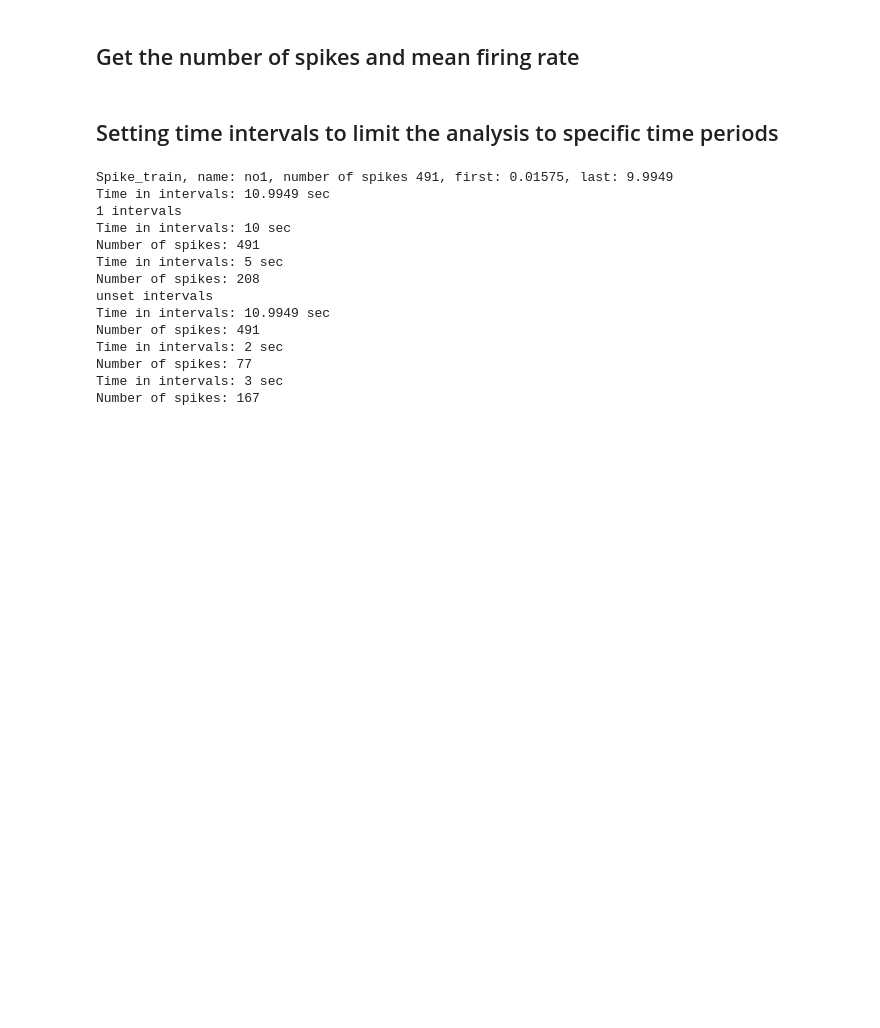
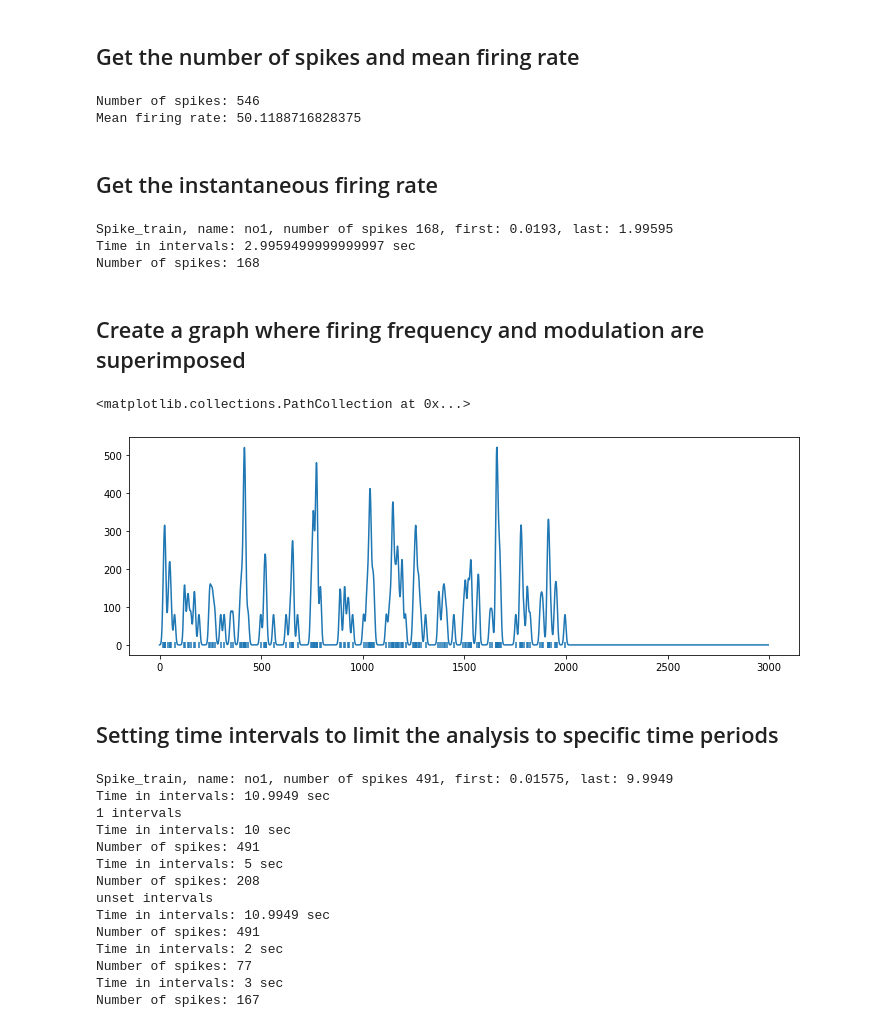
Before and after one commit to kevin-allen/spikeA, a Jupyter notebook: docs_notebooks/Spike_train_class.ipynb, the cells around one changed output. Cells and saved outputs as stored; diff of their text form; code cells hidden in the pictures; blank space fills up the shorter version.

Commit message:
add the spike_train class document

```diff
--- a/docs_notebooks/Spike_train_class.ipynb
+++ b/docs_notebooks/Spike_train_class.ipynb
@@ -70,3 +70,11 @@ Values in st attribute:
   9.47368421 10.        ]
 # %% [markdown]
 ## Generating poisson spike trains
+# %%
+## Generate a poissonian spike train. It can be done using the function generate_poisson_spikes followed by
+#arguments (i.e. the values passed to the function.)
+spike1 = Spike_train(name="no1",sampling_rate=20000)
+spike1.generate_modulated_poisson_spike_train(rate_hz=50, sampling_rate=20000,
+                                              length_sec=10, modulation_hz = 4, modulation_depth = 1,
+                                              min_rate_bins_per_cycle=10,phase_shift=0)
+spike1.st
@@ -73,5 +102,34 @@ Values in st attribute:
 # %% [markdown]
 ## Get the number of spikes and mean firing rate
+# %%
+# get the number of spikes
+print("Number of spikes:" ,spike1.n_spikes())
+# get the mean firing rate
+print("Mean firing rate:" ,spike1.mean_firing_rate())
+# %% [output]
+Number of spikes: 546
+Mean firing rate: 50.1188716828375
+# %% [markdown]
+## Get the instantaneous firing rate
+# %%
+# Here we calculate the firing rate for a neuron
+spike1.generate_modulated_poisson_spike_train(rate_hz=100, sampling_rate=20000, length_sec=2,
+                                              modulation_hz = 8, modulation_depth = 1,min_rate_bins_per_cycle=10,
+                                              phase_shift=0)
+spike1.instantaneous_firing_rate(bin_size_ms = 1, sigma = 5)
+# %% [output]
+Spike_train, name: no1, number of spikes 168, first: 0.0193, last: 1.99595
+Time in intervals: 2.9959499999999997 sec
+Number of spikes: 168
+# %% [markdown]
+## Create a graph where firing frequency and modulation are superimposed
+# %%
+plt.figure(figsize=(12,4))
+plt.plot(spike1.ifr[2][:-1],spike1.ifr[0])
+plt.scatter(spike1.st*1000,np.ones_like(spike1.st),marker="|")
+# %% [output]
+<matplotlib.collections.PathCollection at 0x...>
+[figure, added]
 # %% [markdown]
 ## Setting time intervals to limit the analysis to specific time periods
 # %%
```
Also changed, not shown: parts of 1 cell of this notebook.
